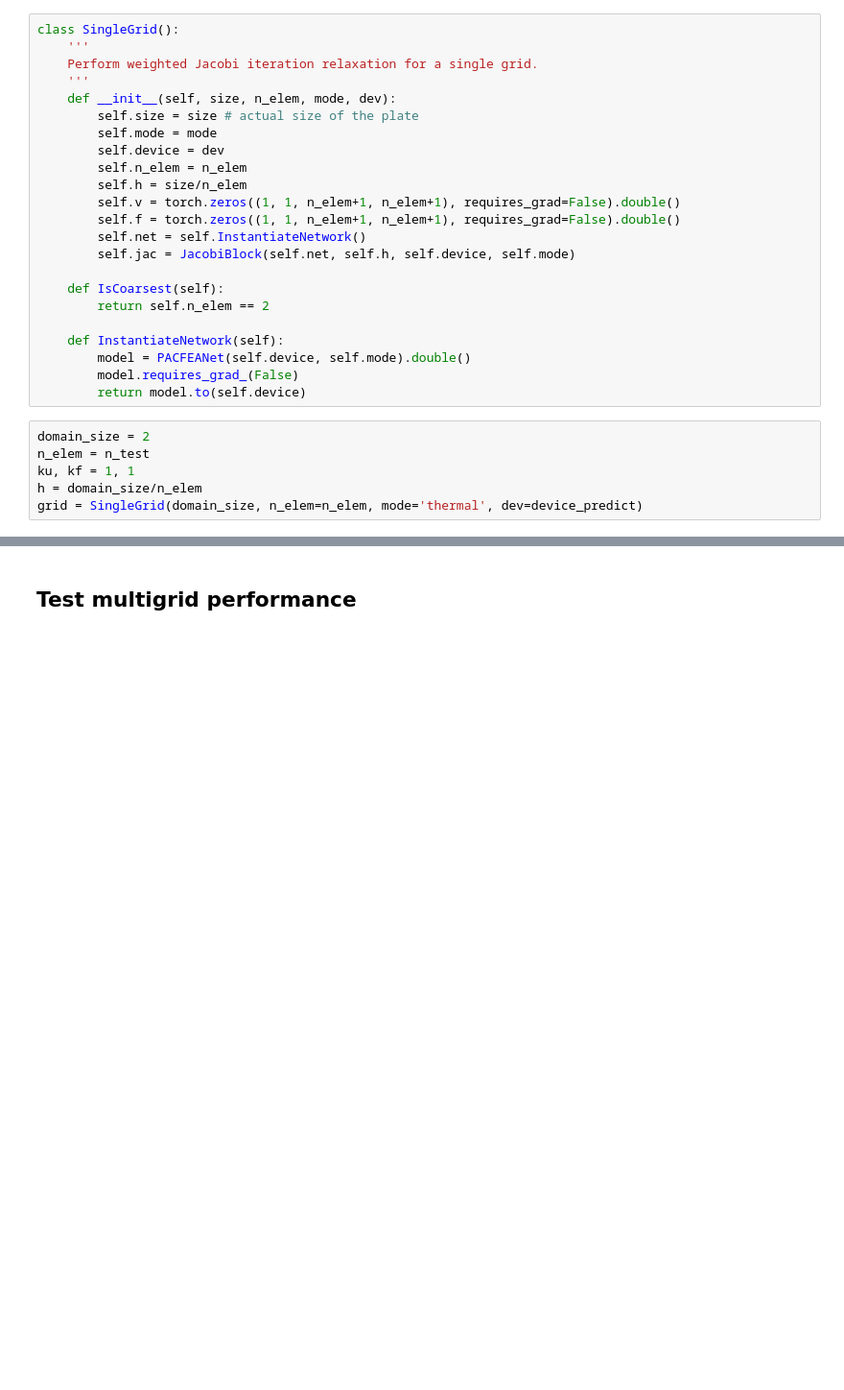
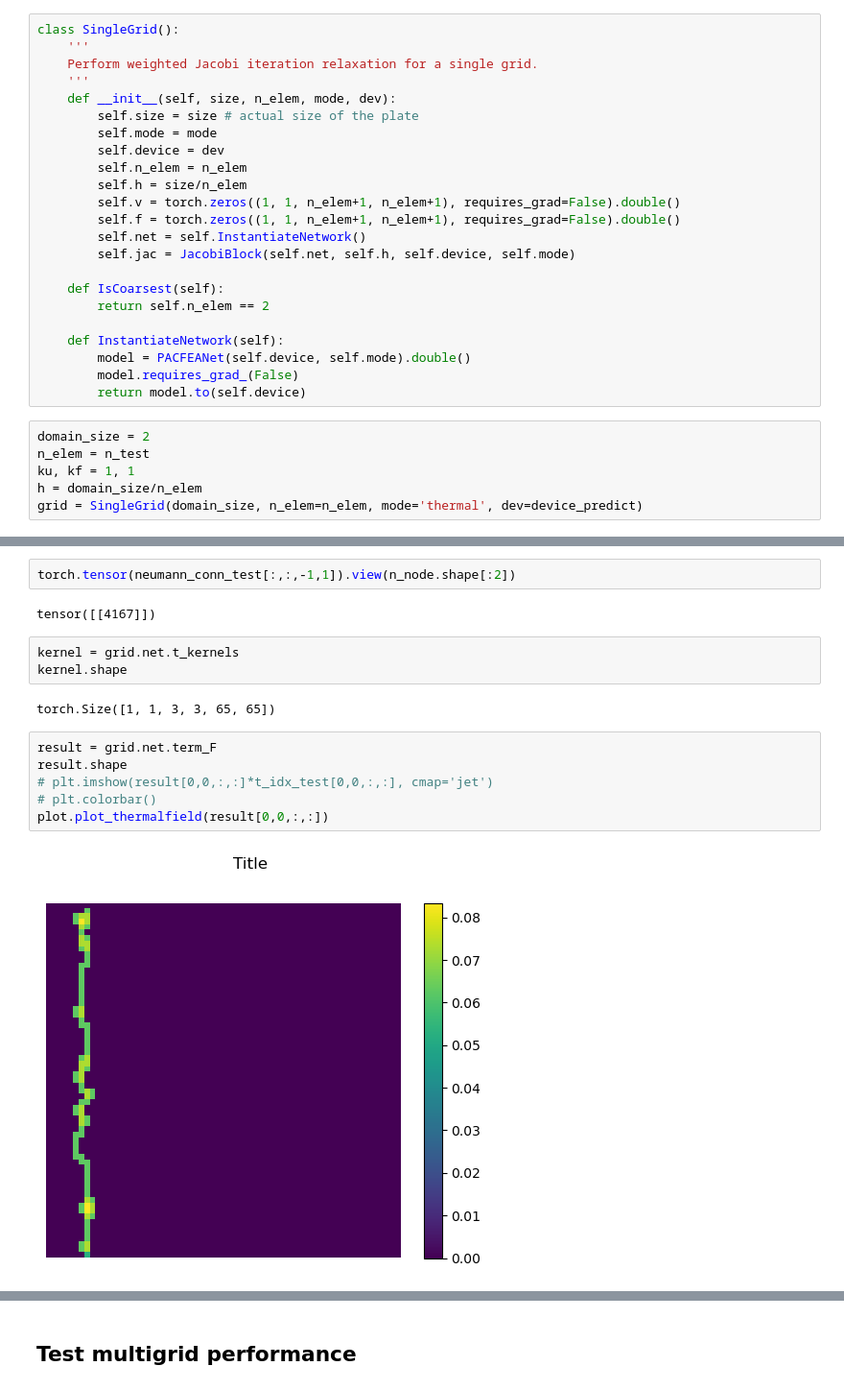
Before and after one commit to ymlasu/MFEA-Net, a Jupyter notebook: MFEANet_thermal_1phase_test.ipynb, the cells around one changed output, grey strips where cells are left out. Shown at 96% size. Saved outputs shown, nothing was run; the diff lists cells and outputs as text; blank space fills up the shorter version.

```diff
--- a/MFEANet_thermal_1phase_test.ipynb
+++ b/MFEANet_thermal_1phase_test.ipynb
@@ -122,0 +178,17 @@ RuntimeError: shape '[1, 1, 1, 1, 65, 65]' is invalid for input of size 4096
+# %%
+torch.tensor(neumann_conn_test[:,:,-1,1]).view(n_node.shape[:2])
+# %% [output]
+tensor([[4167]])
+# %%
+kernel = grid.net.t_kernels
+kernel.shape
+# %% [output]
+torch.Size([1, 1, 3, 3, 65, 65])
+# %%
+result = grid.net.term_F
+result.shape
+# plt.imshow(result[0,0,:,:]*t_idx_test[0,0,:,:], cmap='jet')
+# plt.colorbar()
+plot.plot_thermalfield(result[0,0,:,:])
+# %% [output]
+[figure, added]
```
Also changed, not shown: parts of 8 cells of this notebook, 7 other files.
